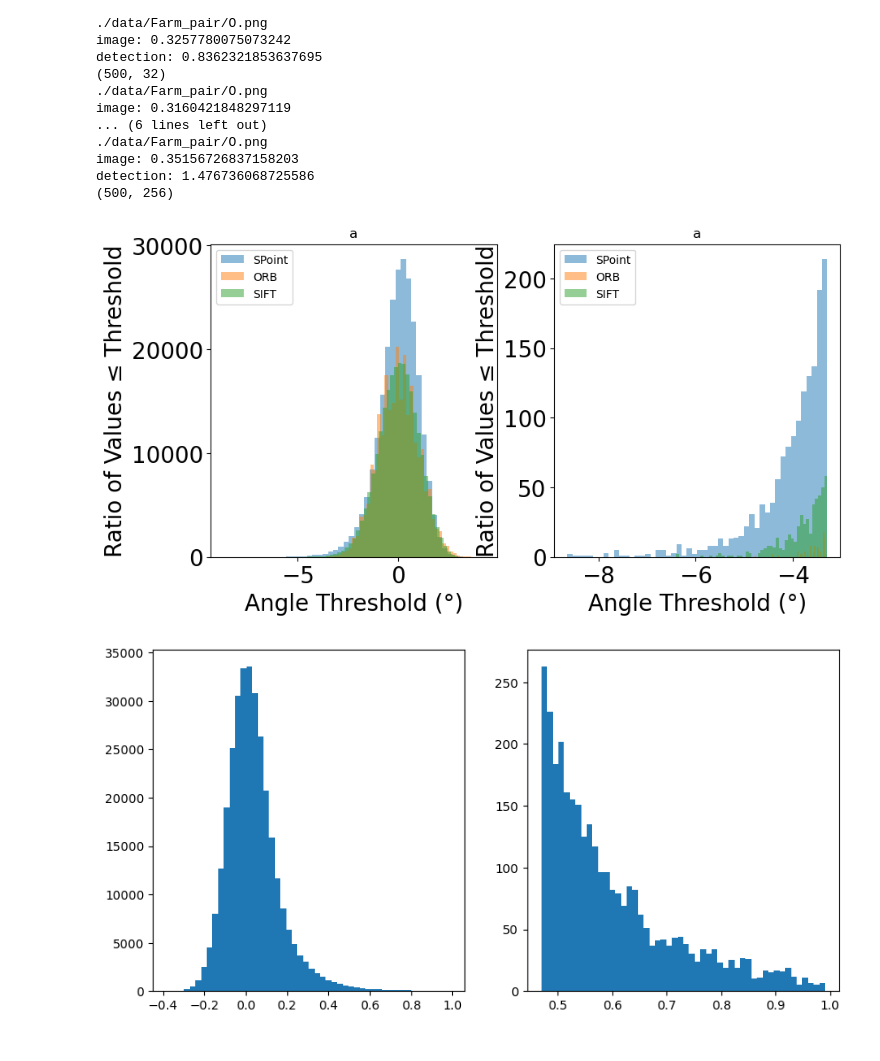
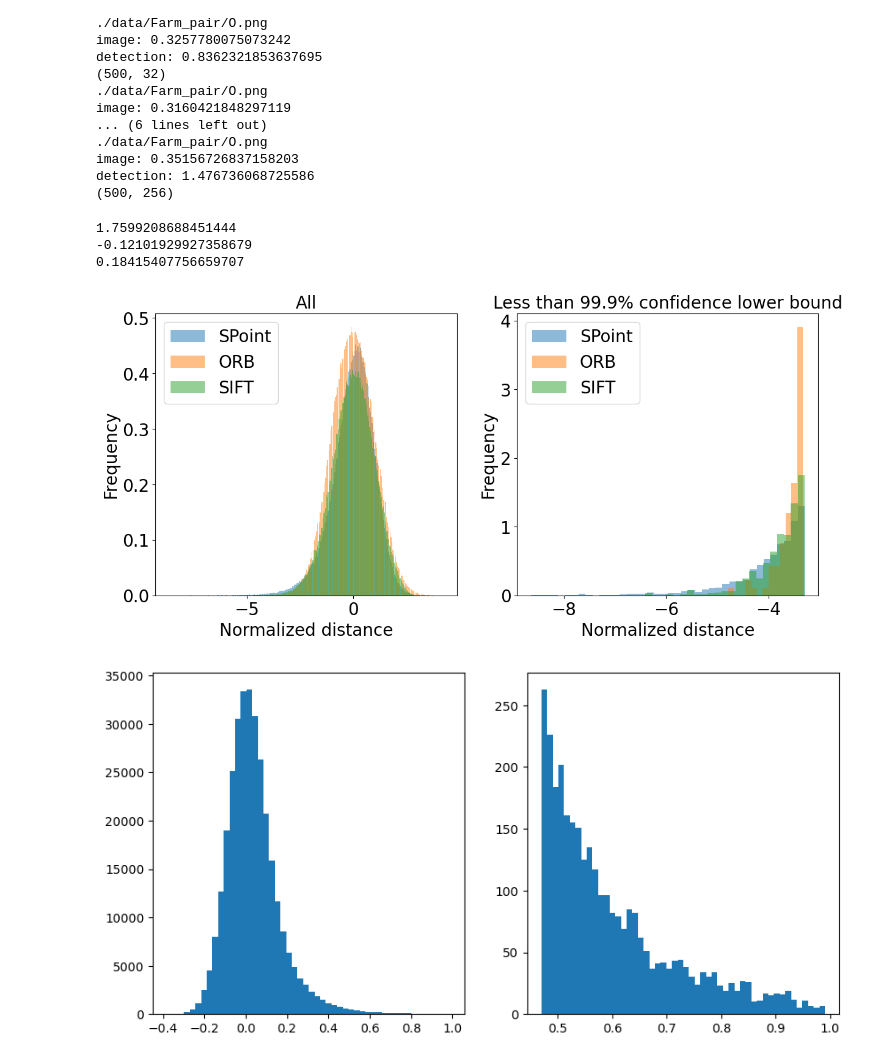
Before and after one commit to imonalc/Keypoints, a Jupyter notebook: EDA_descriptor.ipynb, the cells around one changed output. Drawn from its saved outputs; the diff is of its cells as text; code cells hidden in the pictures.

```diff
--- a/EDA_descriptor.ipynb
+++ b/EDA_descriptor.ipynb
@@ -336,25 +351,33 @@ nm_list = ["SPoint", "ORB", "SIFT"]
 # %%
 def plot(sim_list):
-    fig_img, axs = plt.subplots(1, 2, figsize=(4*2+2, 5))
+    fig_img, axs = plt.subplots(1, 2, figsize=(6*2+2, 6))
+    axs[0].set_title("All", fontsize=20)
+    axs[1].set_title("Less than 99.9% confidence lower bound", fontsize=20)
     for idx, sim in enumerate(sim_list):
         flat_sim = sim.flatten().copy()
         flat_sim = 1-flat_sim
         flat_sim = (flat_sim - np.mean(flat_sim)) / np.std(flat_sim)
+        print(scipy.stats.kurtosis(flat_sim))
         threshold = 3.29
         filtered_sim = flat_sim[flat_sim < -threshold].copy()
-        axs[0].hist(flat_sim, bins=50,alpha=0.5, label=nm_list[idx])
-        axs[1].hist(filtered_sim, bins=50, alpha=0.5, label=nm_list[idx])
+        #axs[0].hist(flat_sim, bins=50,alpha=0.5, label=nm_list[idx])
+        #axs[1].hist(filtered_sim, bins=50, alpha=0.5, label=nm_list[idx])
+        axs[0].hist(flat_sim, bins="auto", alpha=0.5, label=nm_list[idx], density=True)
+        axs[1].hist(filtered_sim, bins="auto", alpha=0.5, label=nm_list[idx], density=True)
+
     for i in range(2):
         ax = axs[i]
         ax.tick_params(axis='both', labelsize=20)
-        ax.set_title("a")
-        ax.set_ylabel('', fontsize=20)
-        ax.set_xlabel('Angle Threshold (°)', fontsize=20)
-        ax.legend(loc='upper left')
+        ax.set_ylabel('Frequency', fontsize=20)
+        ax.set_xlabel('Normalized distance', fontsize=20)
+        ax.legend(loc='upper left', fontsize=20)
     plt.show()
 plot(sim_list)
 # %% [output]
+1.7599208688451444
+-0.12101929927358679
+0.18415407756659707
-[figure, old version]
+[figure, new version]
 # %%
 flattened_array = sim.flatten()
 filtered_array2 = flattened_array.copy()#[flattened_array > 0]
```
Also changed, not shown: parts of 4 cells of this notebook, 6 other files.
